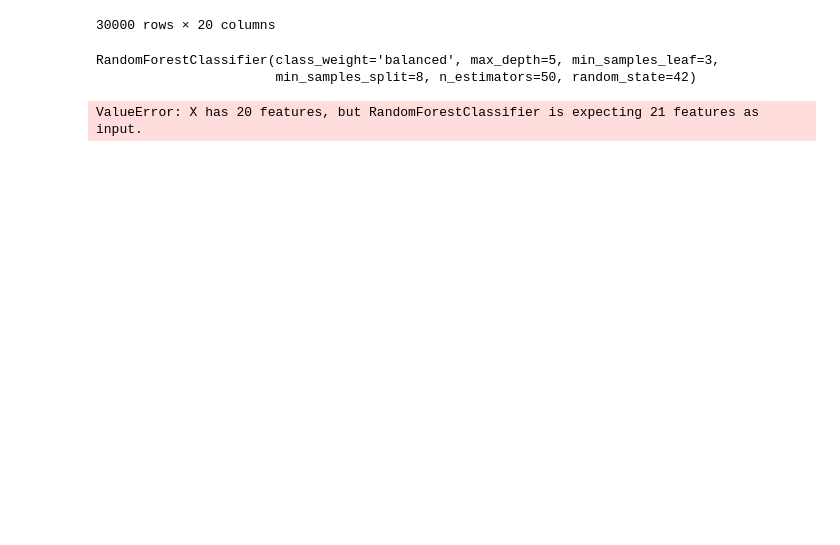
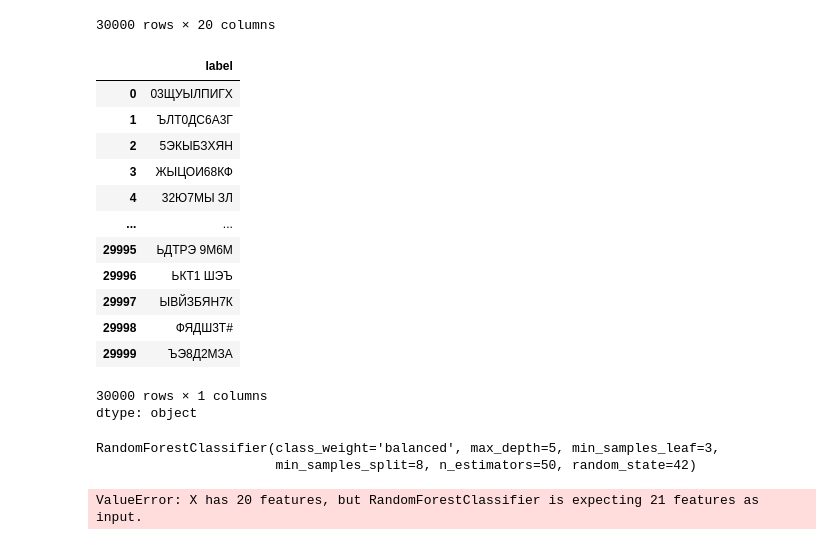
Before and after one commit to ViMasHub/Test_Kontur, a Jupyter notebook: Тестовое_задание_4.ipynb, the cells around one changed output. Cells and saved outputs as stored; diff of their text form; code cells hidden in the pictures; blank space fills up the shorter version.

```diff
--- a/Тестовое_задание_4.ipynb
+++ b/Тестовое_задание_4.ipynb
@@ -312,14 +312,36 @@ data_norm = minmax_scaler.fit_transform(data)
 # %%
 labels = data_load['label']
 
 # Токенизация текстовых меток
+
+from tensorflow.keras.preprocessing.text import Tokenizer
+from tensorflow.keras.preprocessing.sequence import pad_sequences
+
 tokenizer = Tokenizer()
 tokenizer.fit_on_texts(labels)
 sequences = tokenizer.texts_to_sequences(labels)
 
 # Дополнение последовательностей до одинаковой длины
 max_length = max(len(seq) for seq in sequences)
 padded_sequences = pad_sequences(sequences, maxlen=max_length)
+
+
+text = tokenizer.sequences_to_texts(padded_sequences)
+# %% [output]
+|  | label |
+| 0 | 03ЩУЫЛПИГХ |
+| 1 | ЪЛТ0ДС6А3Г |
+| 2 | 5ЭКЫБЗХЯН |
+| 3 | ЖЫЦОИ68КФ |
+| 4 | 32Ю7МЫ ЗЛ |
+| ... | ... |
+| 29995 | ЬДТРЭ 9М6М |
+| 29996 | ЬКТ1 ШЭЪ |
+| 29997 | ЫВЙЗБЯН7К |
+| 29998 | ФЯДШ3Т# |
+| 29999 | ЪЭ8Д2МЗА |
+30000 rows × 1 columns
+dtype: object
 # %%
 # Разделим данные
 #from sklearn.feature_extraction.text import CountVectorizer
```
